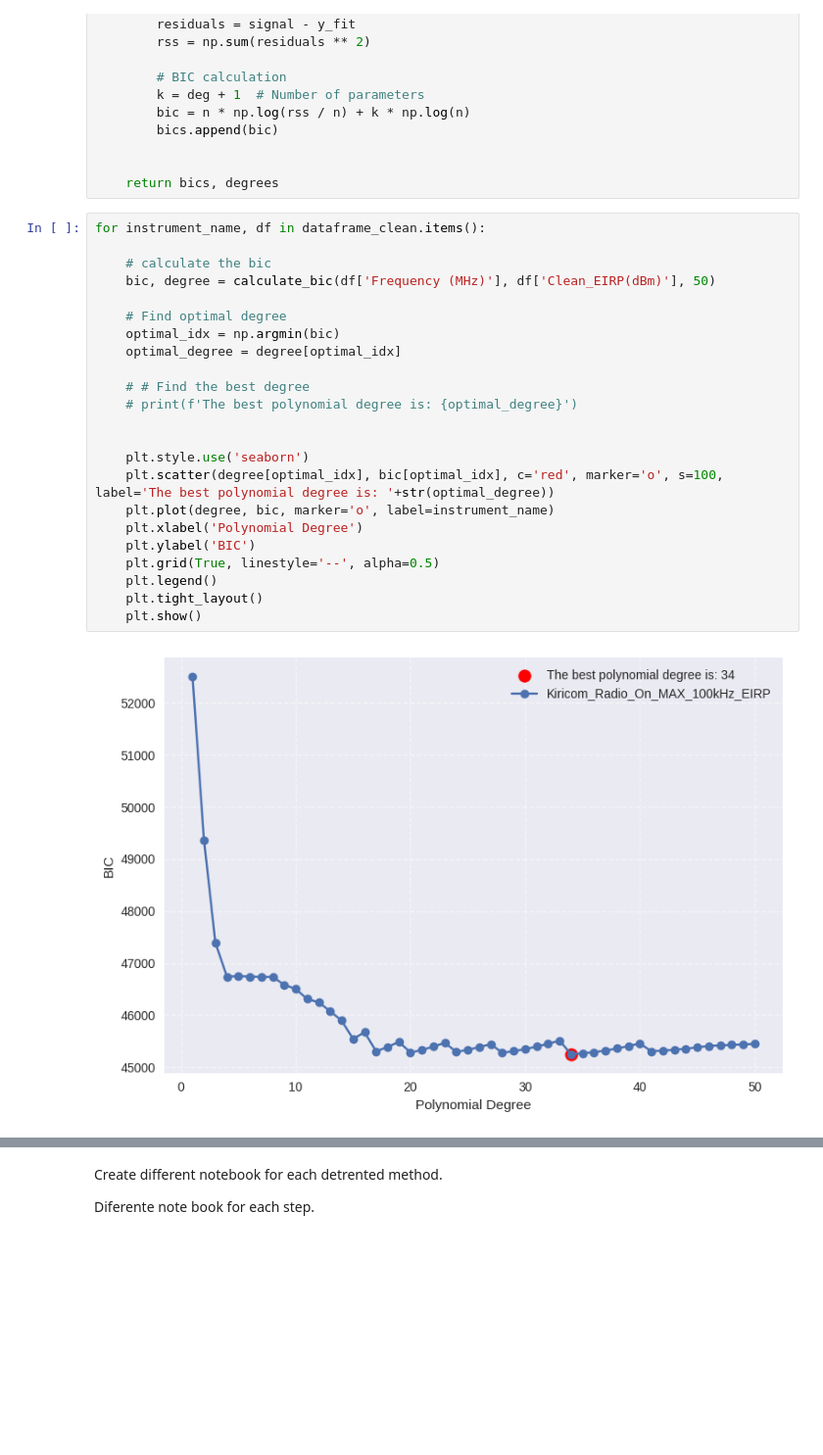
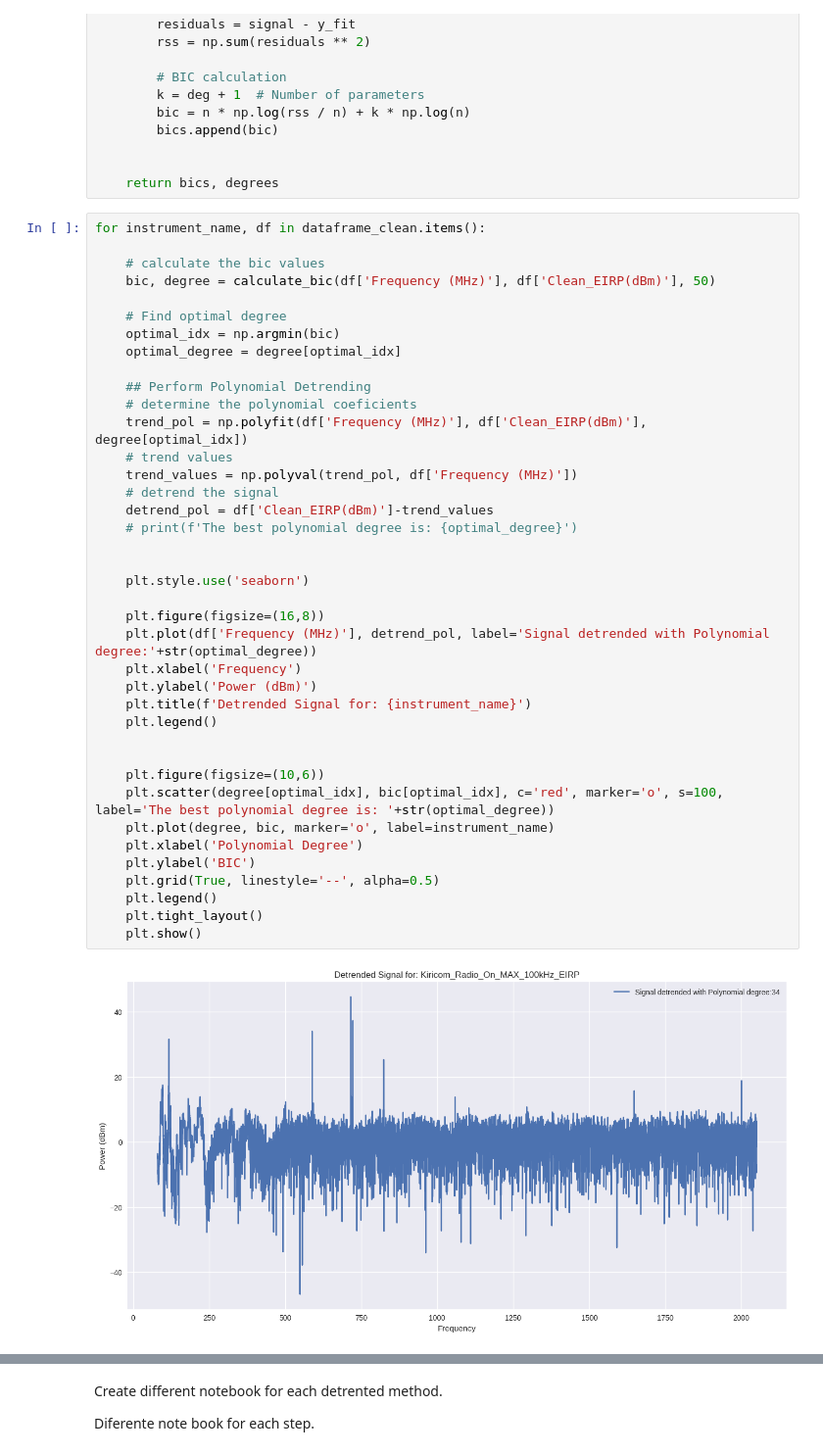
Before and after one commit to Garces01/My_MSc-Codes, a Jupyter notebook: Reas_Multiplefiles.ipynb, the cells around one changed output, grey strips where cells are left out. Shown at 98% size. Cells and saved outputs as stored; diff of their text form; blank space fills up the shorter version.

```diff
--- a/Reas_Multiplefiles.ipynb
+++ b/Reas_Multiplefiles.ipynb
@@ -337,25 +377,41 @@ def calculate_bic(frequencies, signal, max_degree):
 # %%
 for instrument_name, df in dataframe_clean.items():
 
-    # calculate the bic
+    # calculate the bic values
     bic, degree = calculate_bic(df['Frequency (MHz)'], df['Clean_EIRP(dBm)'], 50)
 
     # Find optimal degree
     optimal_idx = np.argmin(bic)
     optimal_degree = degree[optimal_idx]
 
-    # # Find the best degree
+    ## Perform Polynomial Detrending
+    # determine the polynomial coeficients
+    trend_pol = np.polyfit(df['Frequency (MHz)'], df['Clean_EIRP(dBm)'], degree[optimal_idx])
+    # trend values
+    trend_values = np.polyval(trend_pol, df['Frequency (MHz)'])
+    # detrend the signal
+    detrend_pol = df['Clean_EIRP(dBm)']-trend_values
     # print(f'The best polynomial degree is: {optimal_degree}')
 
 
     plt.style.use('seaborn')
+
+    plt.figure(figsize=(16,8))
+    plt.plot(df['Frequency (MHz)'], detrend_pol, label='Signal detrended with Polynomial degree:'+str(optimal_degree))
+    plt.xlabel('Frequency')
+    plt.ylabel('Power (dBm)')
+    plt.title(f'Detrended Signal for: {instrument_name}')
+    plt.legend()
+
+
+    plt.figure(figsize=(10,6))
     plt.scatter(degree[optimal_idx], bic[optimal_idx], c='red', marker='o', s=100, label='The best polynomial degree is: '+str(optimal_degree))
     plt.plot(degree, bic, marker='o', label=instrument_name)
     plt.xlabel('Polynomial Degree')
     plt.ylabel('BIC')
     plt.grid(True, linestyle='--', alpha=0.5)
     plt.legend()
     plt.tight_layout()
     plt.show()
 # %% [output]
-[figure, old version]
+[figure, new version]
```
Also changed, not shown: parts of 14 cells of this notebook, 3 other files.
